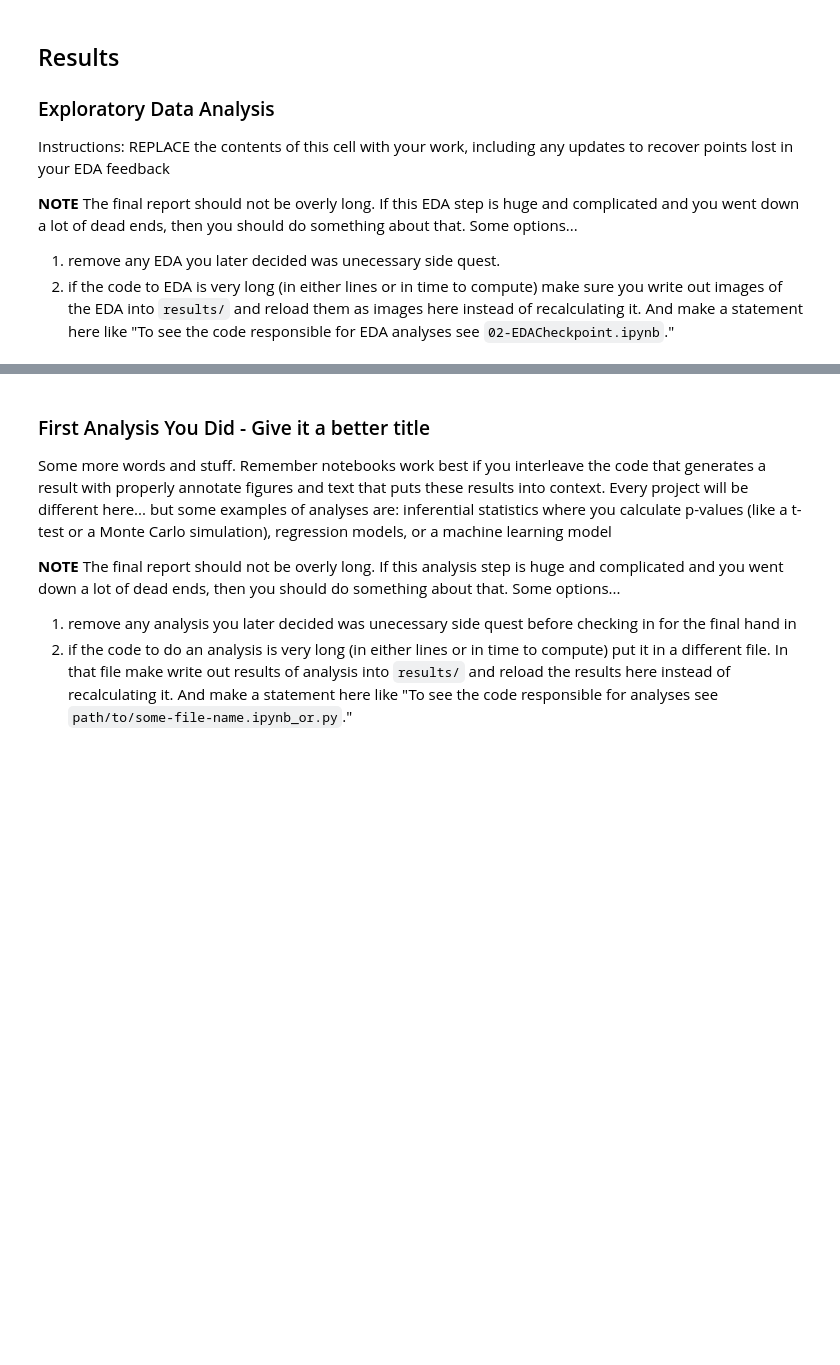
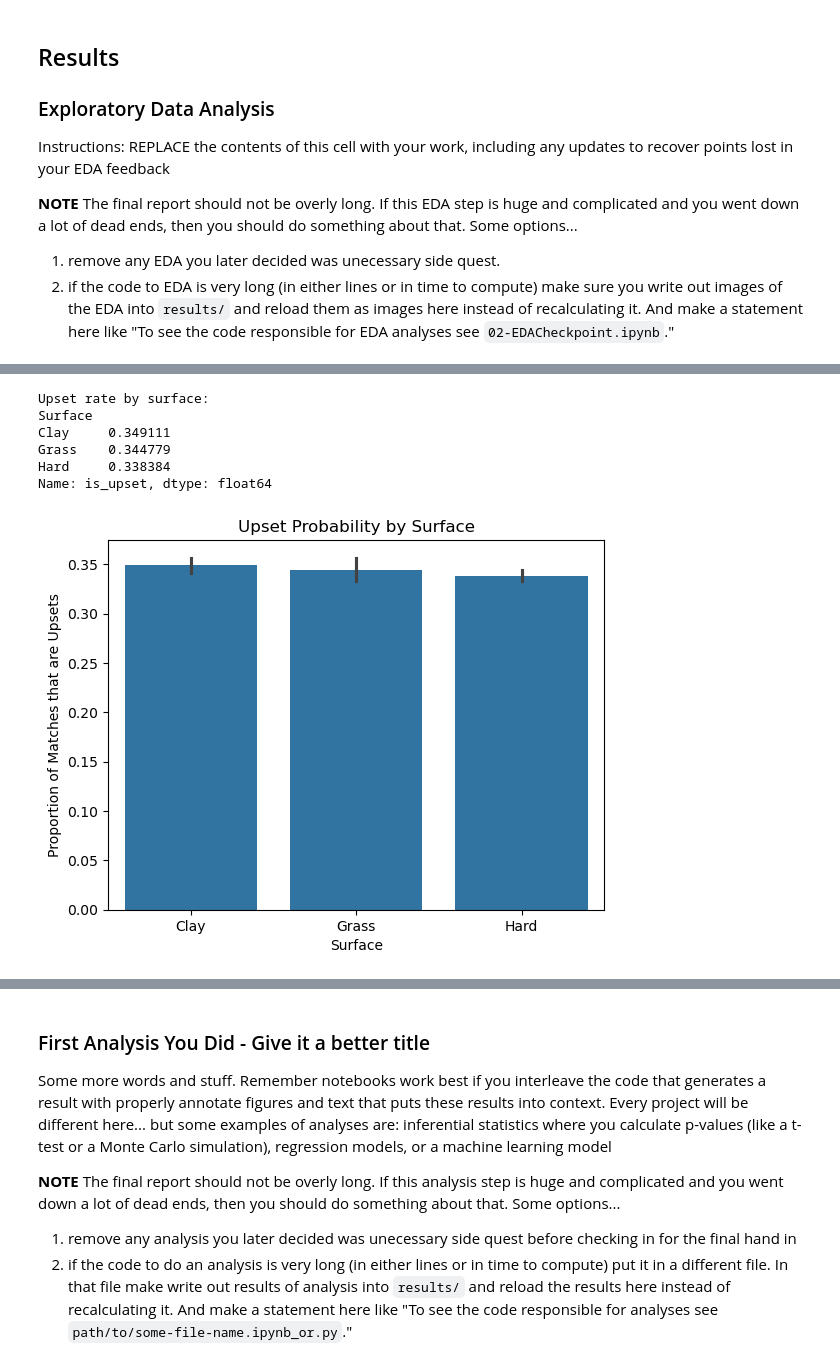
Before and after one commit to COGS108/Group027_WI26, a Jupyter notebook: 03-FinalProject.ipynb, the cells around one changed output, grey strips where cells are left out. Cells and saved outputs as stored; diff of their text form; code cells hidden in the pictures; blank space fills up the shorter version.

Commit message:
completed data overview? maybe recheck

```diff
--- a/03-FinalProject.ipynb
+++ b/03-FinalProject.ipynb
@@ -208,0 +361,11 @@ Dataset shape: (67023, 17)
+# %%
+main_surfaces = {"Hard", "Clay", "Grass"}
+if "Surface" in df.columns:
+    print("\nRows by surface BEFORE restricting to Hard/Clay/Grass:")
+    display(df["Surface"].value_counts(dropna=False))
+
+    before = df.shape[0]
+    df = df[df["Surface"].isin(main_surfaces)].copy()
+    after = df.shape[0]
+    print(f"Dropped {before-after} rows outside {sorted(main_surfaces)}.")
+    print("Shape after surface restriction:", df.shape)
@@ -208,0 +385,2 @@ Dataset shape: (67023, 17)
+# %%
+df["rank_diff"] = (df["Rank_1"] - df["Rank_2"]).abs()
@@ -208,0 +391,15 @@ Dataset shape: (67023, 17)
+# %%
+# Inspect Winner encoding before computing is_upset.
+if all(c in df.columns for c in ["Winner", "Player_1", "Player_2"]):
+    winner_matches_names = ((df["Winner"] == df["Player_1"]) | (df["Winner"] == df["Player_2"])).mean()
+    print("\nWinner matches Player_1/Player_2 name rate:", winner_matches_names)
+
+    if winner_matches_names > 0.5:
+        favorite_is_p1 = df["Rank_1"] < df["Rank_2"]
+        df["is_upset"] = 1 - np.where(
+            favorite_is_p1,
+            (df["Winner"] == df["Player_1"]).astype(int),
+            (df["Winner"] == df["Player_2"]).astype(int),
+        )
+    else:
+        print("Winner not encoded as player names; skipping favorite_won/is_upset for now.")
@@ -219,0 +470,22 @@ Instructions: REPLACE the contents of this cell with your work, including any up
+# %%
+upset_by_surface = df.groupby("Surface")["is_upset"].mean()
+
+print("Upset rate by surface:")
+print(upset_by_surface)
+
+import seaborn as sns
+import matplotlib.pyplot as plt
+
+sns.barplot(data=df, x="Surface", y="is_upset")
+plt.title("Upset Probability by Surface")
+plt.ylabel("Proportion of Matches that are Upsets")
+plt.xlabel("Surface")
+plt.show()
+# %% [output]
+Upset rate by surface:
+Surface
+Clay     0.349111
+Grass    0.344779
+Hard     0.338384
+Name: is_upset, dtype: float64
+[figure, added]
```
Also changed, not shown: parts of 24 cells of this notebook.
